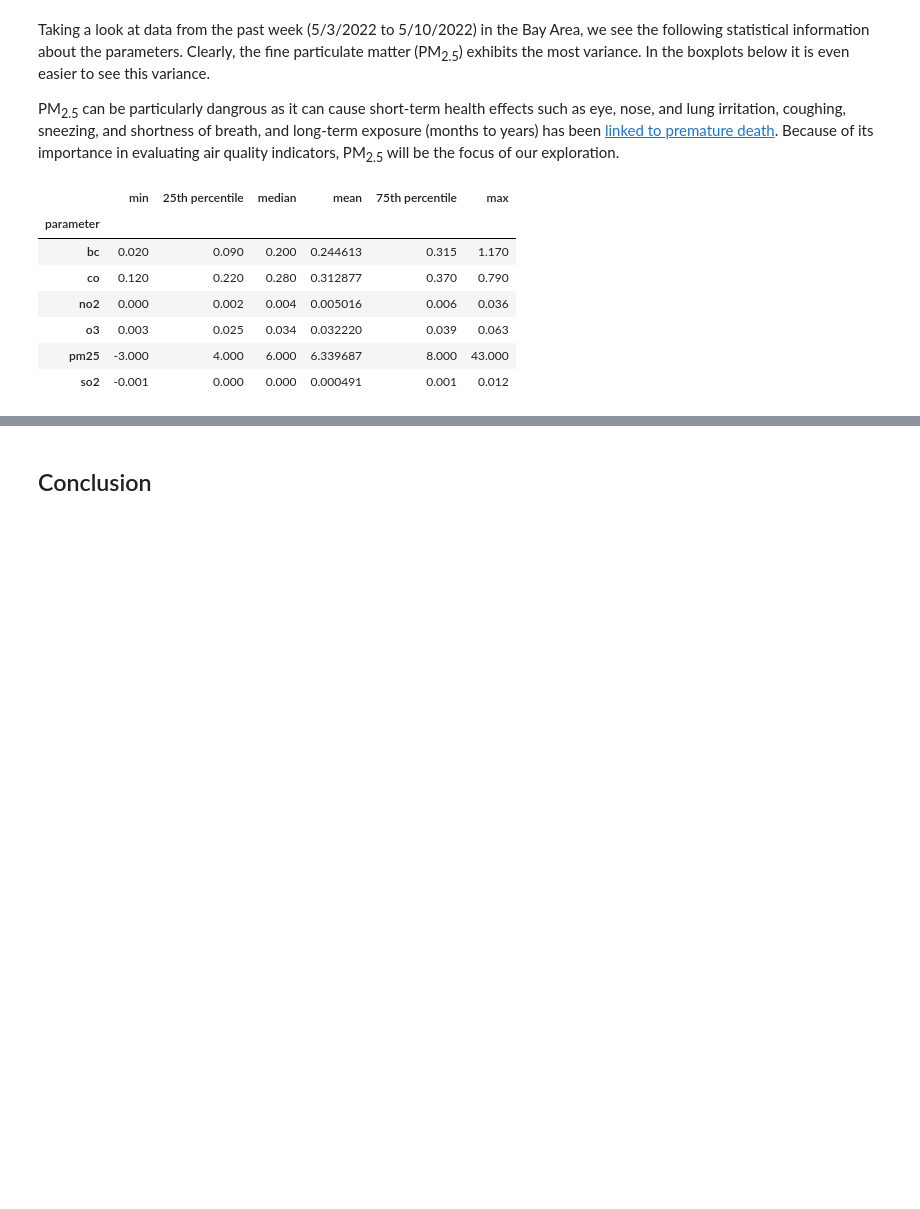
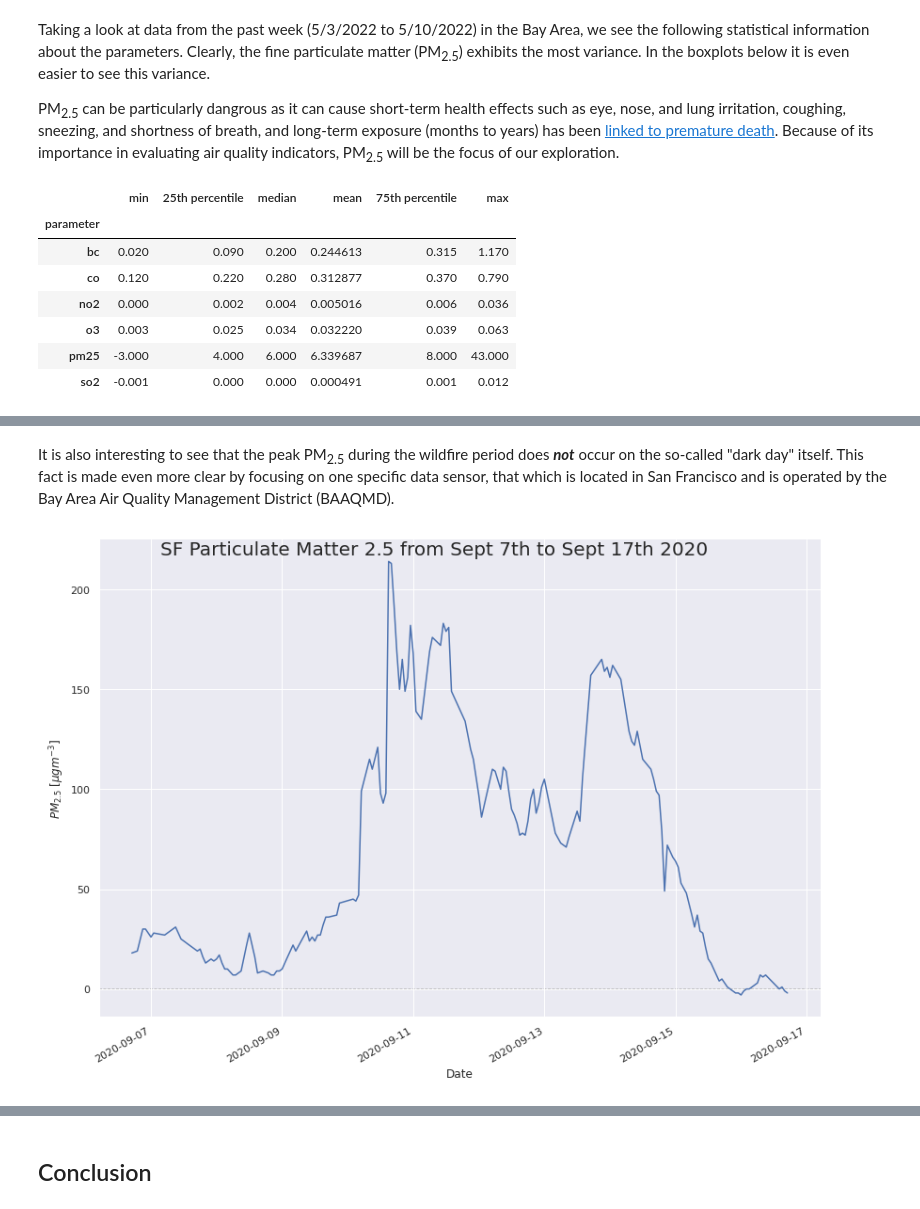
Before and after one commit to UCB-stat-159-s22/hw07-group13, a Jupyter notebook: Main.ipynb, the cells around one changed output, grey strips where cells are left out. Cells and saved outputs as stored; diff of their text form; code cells hidden in the pictures; blank space fills up the shorter version.

```diff
--- a/Main.ipynb
+++ b/Main.ipynb
@@ -81,0 +81,6 @@ Image(filename = 'figures/PM25Boxcompare.png', width=1000, height=1000)
+# %% [markdown]
+It is also interesting to see that the peak PM<sub>2.5</sub> during the wildfire period does *__not__* occur on the so-called "dark day" itself. This fact is made even more clear by focusing on one specific data sensor, that which is located in San Francisco and is operated by the Bay Area Air Quality Management District (BAAQMD).
+# %%
+Image(filename = 'figures/SFTS.png', width=1000, height=1000)
+# %% [output]
+[figure, added]
```
Also changed, not shown: parts of 15 cells of this notebook, 42 other files.
